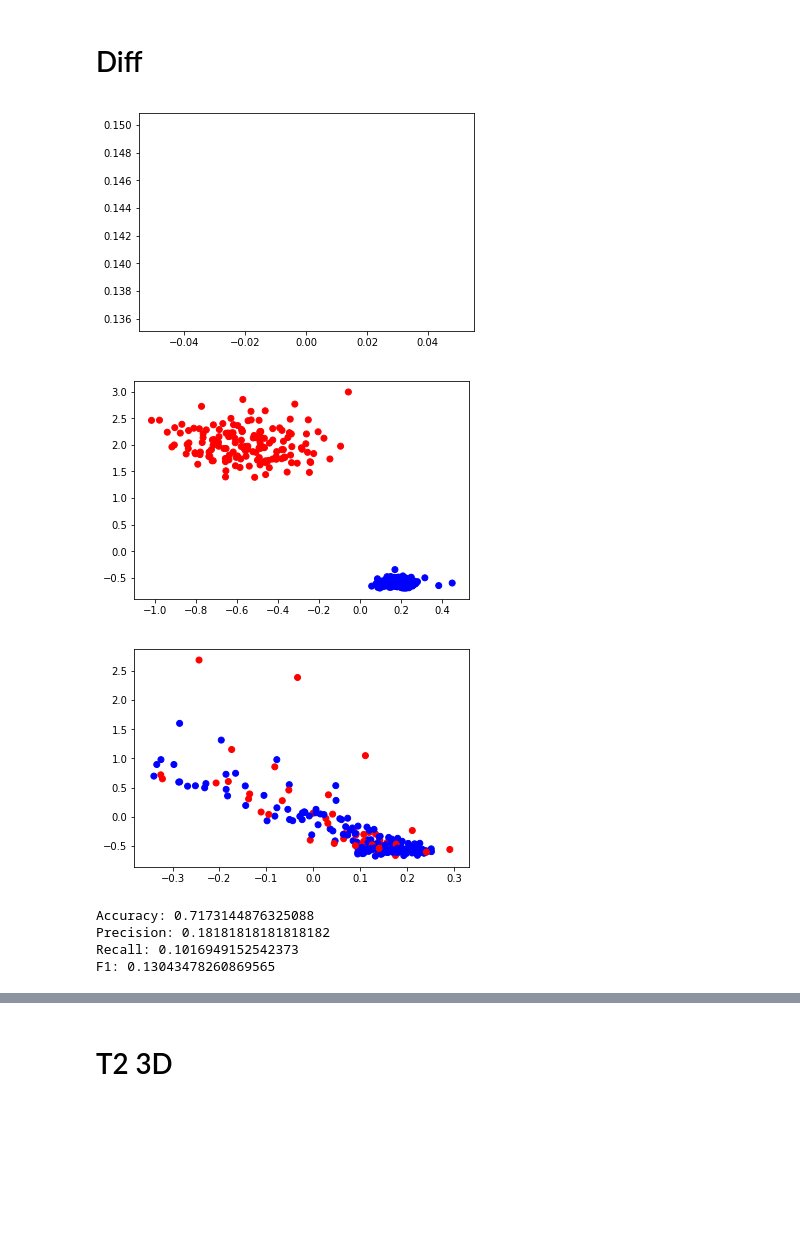
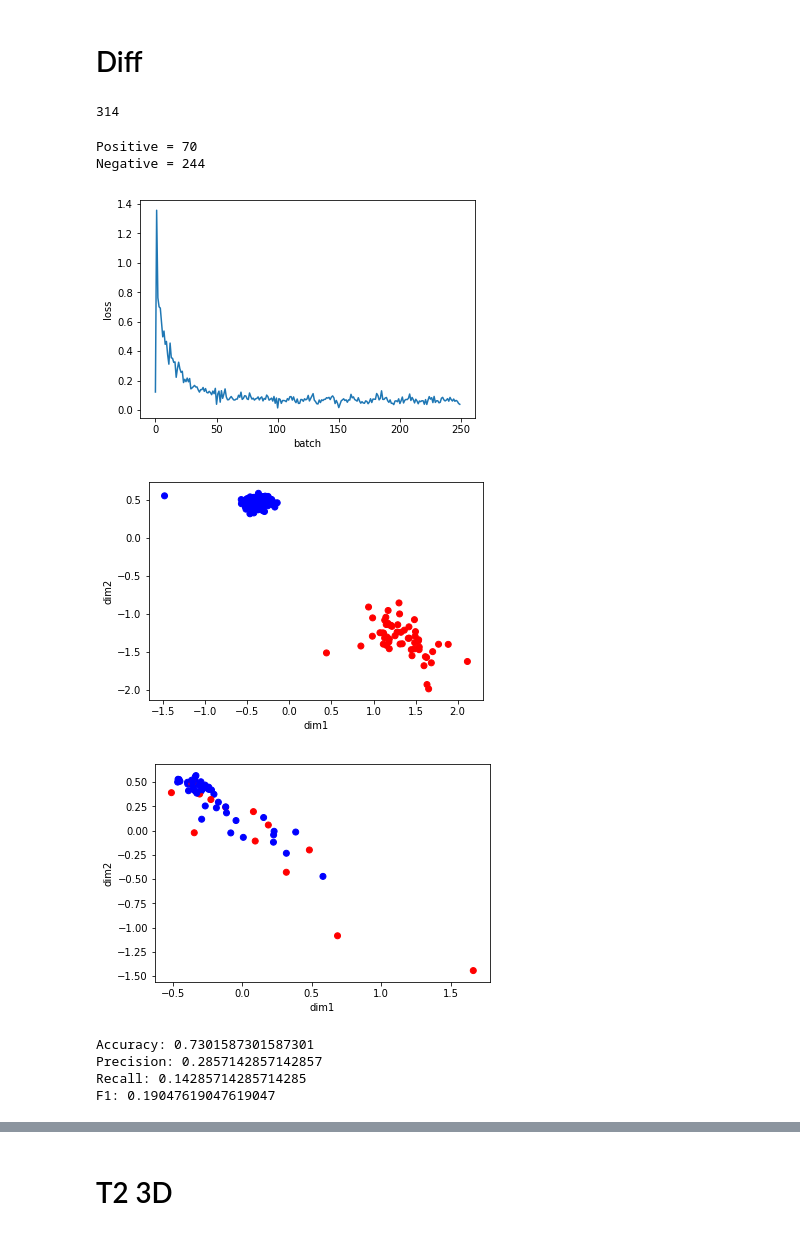
Before and after one commit to daviddzxy/BP, a Jupyter notebook: train.ipynb, the cells around one changed output, grey strips where cells are left out. Cells and saved outputs as stored; diff of their text form; code cells hidden in the pictures; blank space fills up the shorter version.

```diff
--- a/train.ipynb
+++ b/train.ipynb
@@ -116,6 +199,6 @@ F1: 0.15714285714285714
 # %% [markdown]
 # Diff
 # %%
-path = './Data/diff_ADC_BVAL_np_min_max'
+path = '../Data/diff_ADC_BVAL_np_norm'
 images = os.listdir(path)
 random.shuffle(images)
@@ -127,9 +205,20 @@ dataloader_train = DataLoader(dataset_train, shuffle=1, num_workers=4, batch_siz
+# %%
+len(images)
+# %% [output]
+314
+# %%
+count_classes(images)
+# %% [output]
+Positive = 70
+Negative = 244
 # %%
-%%capture
-
-model = models.SiameseModel(1, 0.0001, networks.SiameseNet(networks.Net2DChannel2()).cuda(), loss_functions.ContrastiveLoss())
-loss_history = model.fit(dataloader_train)
+model = models.SiameseModel(4, 0.0001, networks.SiameseNet(networks.Net2DChannel2()).cuda(), loss_functions.ContrastiveLoss())
+validation(model, images, 64, path)
+# %% [output]
+[figure, added]
+[figure, added]
+[figure, added]
+Accuracy: 0.7301587301587301
+Precision: 0.2857142857142857
+Recall: 0.14285714285714285
+F1: 0.19047619047619047
-# %%
-plot_loss(loss_history)
-# %% [output]
-[figure, removed]
@@ -139,9 +224,0 @@ dataloader_test_eval = DataLoader(dataset_test.change_strategy(get_pair=False),
-# %%
-eval_model(model, dataloader_train_eval, dataloader_test_eval)
-# %% [output]
-[figure, removed]
-[figure, removed]
-Accuracy: 0.7173144876325088
-Precision: 0.18181818181818182
-Recall: 0.1016949152542373
-F1: 0.13043478260869565
```
Also changed, not shown: parts of 69 cells of this notebook, 5 other files.
